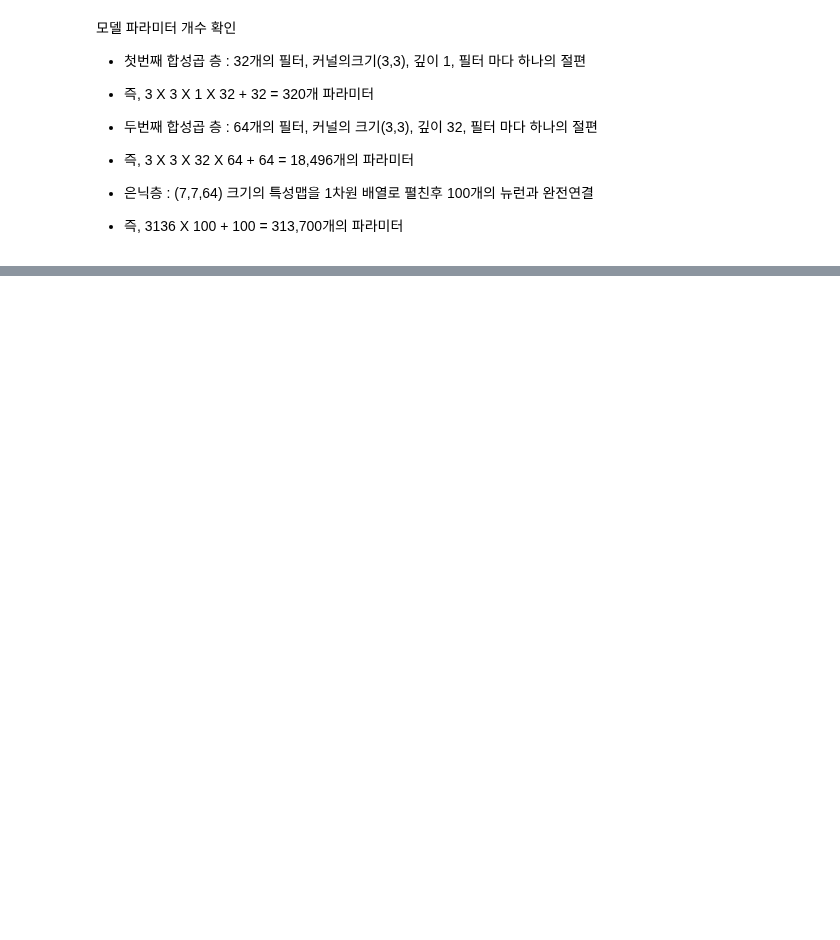
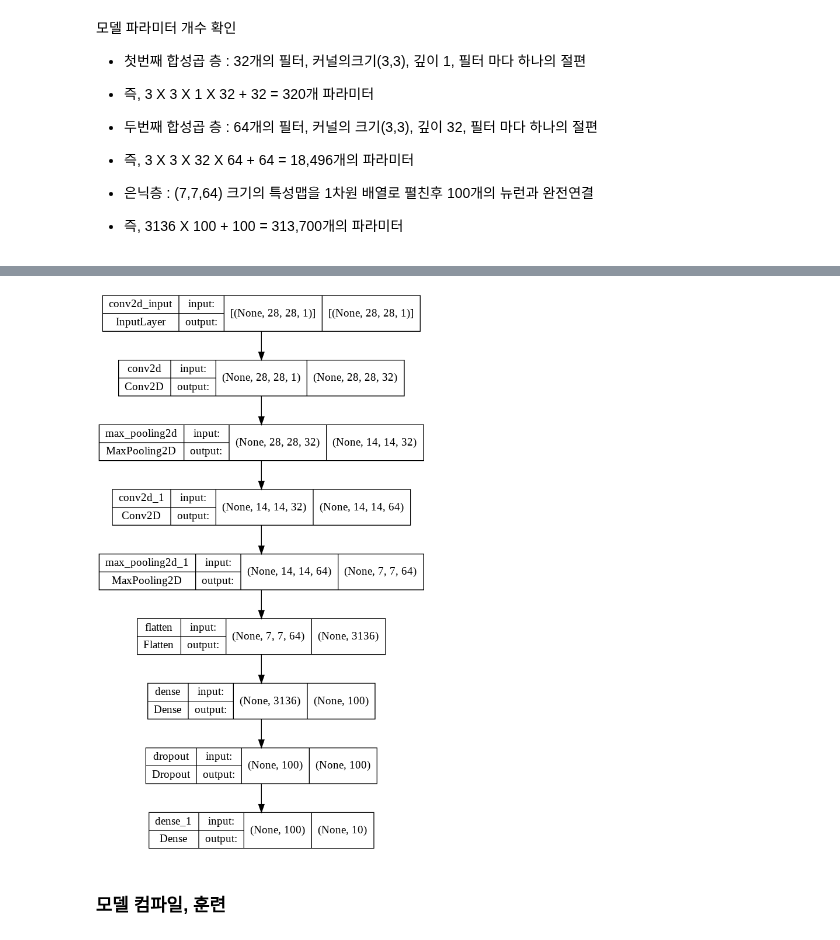
Before and after one commit to kiyong21c/nadocoding, a Jupyter notebook: 20220523_CNN.ipynb, the cells around one changed output, grey strips where cells are left out. Cells and saved outputs as stored; diff of their text form; code cells hidden in the pictures; blank space fills up the shorter version.

```diff
--- a/20220523_CNN.ipynb
+++ b/20220523_CNN.ipynb
@@ -118,0 +120,6 @@ keras.utils.plot_model(model) # summary() 메서드 외에 층의 구성을 그
+# %%
+keras.utils.plot_model(model, show_shapes=True) # 입/출력 크기 표시
+# %% [output]
+[figure, added]
+# %% [markdown]
+### 모델 컴파일, 훈련
```
Also changed, not shown: parts of 7 cells of this notebook.
